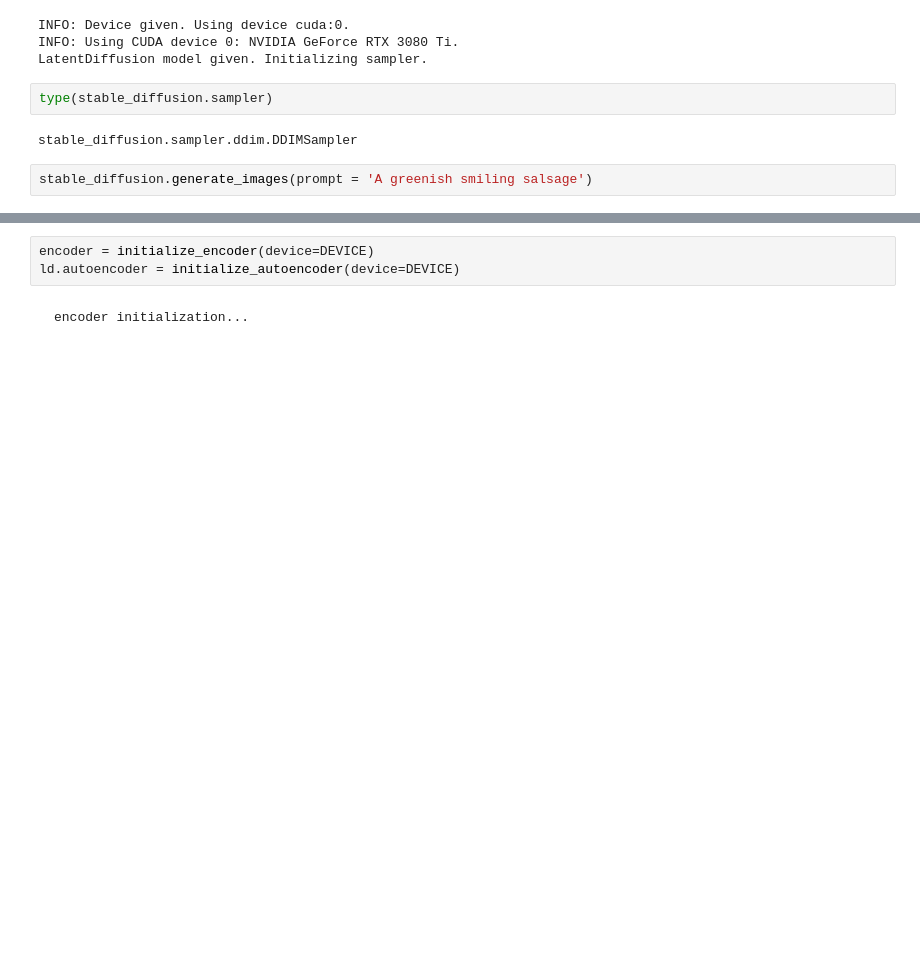
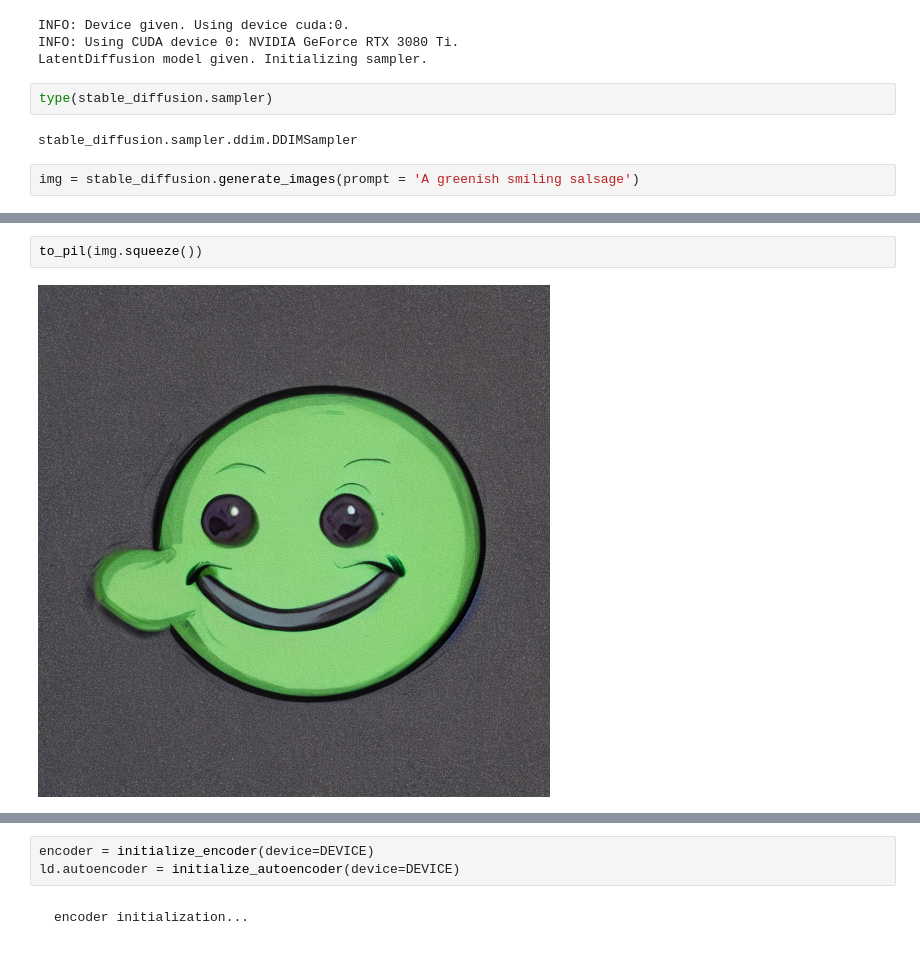
Before and after one commit to kk-digital/kcg-ml-sd1p4, a Jupyter notebook: safetensorstest.ipynb, the cells around one changed output, grey strips where cells are left out. Saved outputs shown, nothing was run; the diff lists cells and outputs as text; blank space fills up the shorter version.

```diff
--- a/safetensorstest.ipynb
+++ b/safetensorstest.ipynb
@@ -51,6 +51,6 @@ type(stable_diffusion.sampler)
 # %% [output]
 stable_diffusion.sampler.ddim.DDIMSampler
 # %%
-stable_diffusion.generate_images(prompt = 'A greenish smiling salsage')
+img = stable_diffusion.generate_images(prompt = 'A greenish smiling salsage')
 # %% [output]
 [interactive output not drawn]
@@ -73,0 +57,4 @@ tensor([[[[-0.4380, -0.4756, -0.5015,  ..., -0.0797,  0.0186, -0.0490],
+# %%
+to_pil(img.squeeze())
+# %% [output]
+[figure, added]
```
Also changed, not shown: parts of 9 cells of this notebook, 4 other files.
